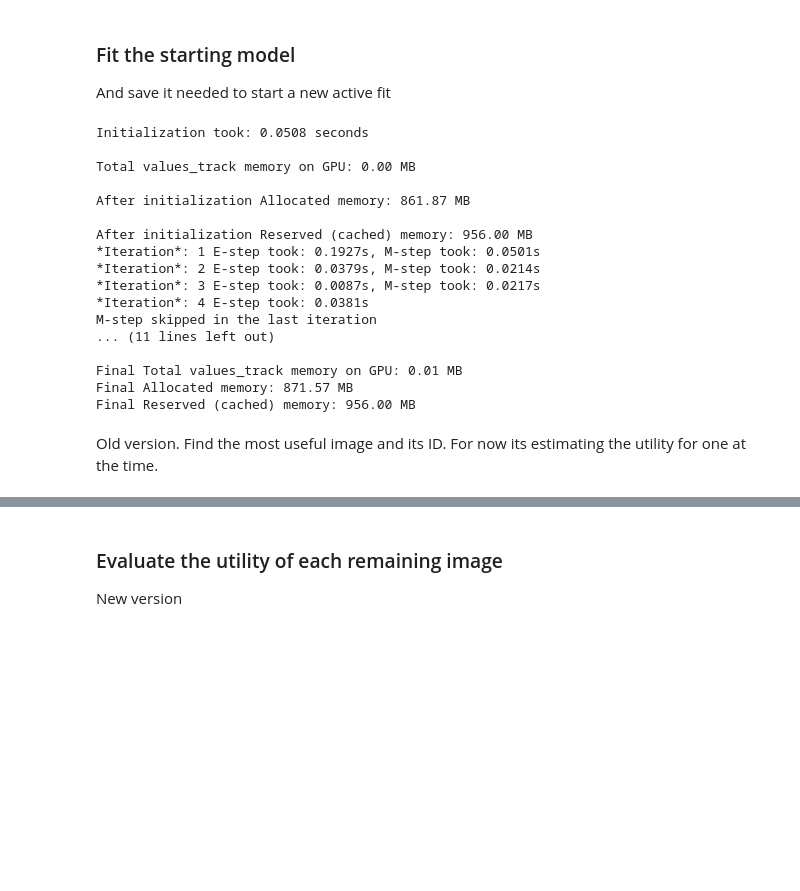
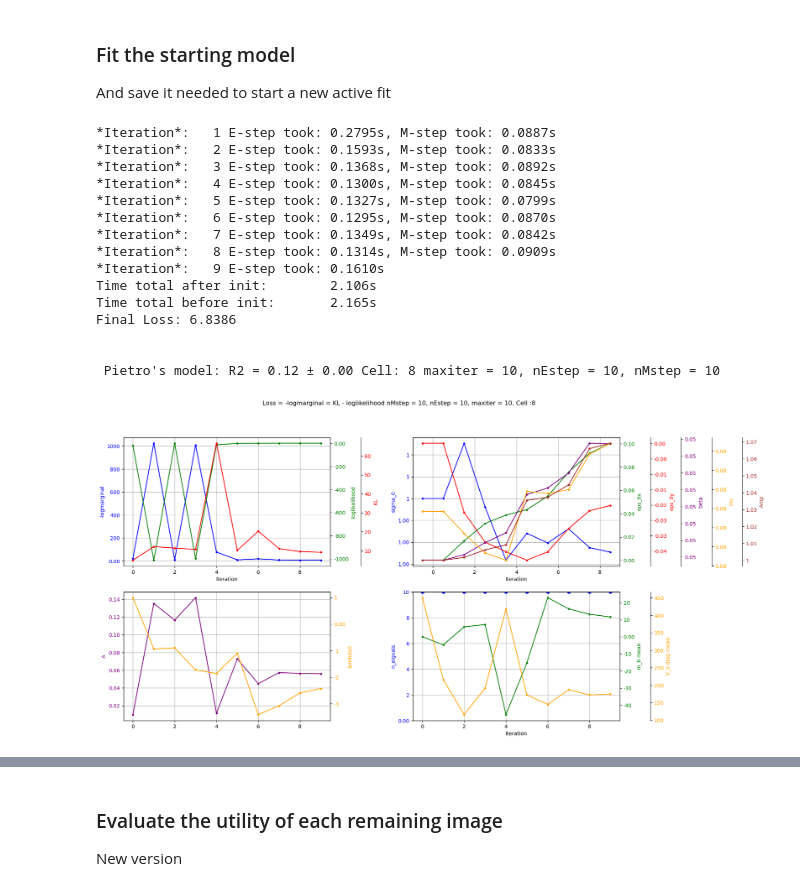
Before and after one commit to retinal-information-processing-lab/gaussian_processes, a Jupyter notebook: Spatial_GP_repo/one_cell_active_training.ipynb, the cells around one changed output, grey strips where cells are left out. Saved outputs shown, nothing was run; the diff lists cells and outputs as text; code cells hidden in the pictures; blank space fills up the shorter version.

```diff
--- a/Spatial_GP_repo/one_cell_active_training.ipynb
+++ b/Spatial_GP_repo/one_cell_active_training.ipynb
@@ -104,27 +104,23 @@ R = R[:,cellid] # shape (nt,) where nt is the number of trials
 all_idx  = torch.arange(0, X.shape[0])                     # Indices of the whole dataset
 torch.manual_seed(0)
 torch.cuda.manual_seed(0)
-rndm_idx = torch.randint(0, X.shape[0], (ntrain_start,))   # These will be the indices of the initial training
+all_idx_perm = torch.randperm(all_idx.shape[0])            # Random permutation of the indices
+rndm_idx = all_idx_perm[:ntrain_start]                     # These will be the indices of the initial training. This way ensures not repetitions.
+# rndm_idx = torch.randint(0, X.shape[0], (ntrain_start,))   # These will be the indices of the initial training
 
-# combined = torch.cat( (all_idx, rndm_idx) )              # Combine the indices, there are now some duplicates
-# unique, counts = combined.unique(return_counts=True)
 
-# remaining_idx = unique[counts==1]                        # Indices of the remaining data in the dataset (not yet used for training)
-# start_idx     = unique[counts>1]                         # Indices of the data used for the initial training
-# in_use_idx    = start_idx                                # Indices of the data used for training, including the initial training
-
-start_idx     = rndm_idx
+start_idx     = rndm_idx.sort()[0]
 in_use_idx    = start_idx
-remaining_idx = all_idx[~torch.isin( all_idx, in_use_idx )]
+xtilde_idx    = in_use_idx
+remaining_idx = all_idx[~torch.isin( all_idx, in_use_idx )].sort()[0]
 
 # Set the starting set
-xtilde_start  = X[start_idx,:]                           # In the simplest case the starting points are all inducing points
+xtilde_start  = X[xtilde_idx,:]                           # In the simplest case the starting points are all inducing points
+X_in_use      = X[in_use_idx,:]
 X_remaining   = X[remaining_idx,:]
-X_in_use      = X[in_use_idx,:]
 
 R_remaining   = R[remaining_idx]
 R_in_use      = R[in_use_idx]
-
 
 # Estimate memory usage
 # Calculate memory usage for each tensor
@@ -145,8 +141,9 @@ logbetaexpr = utils.fromlogbetasam_to_logbetaexpr( logbetasam=torch.tensor(5.5)
 logrhoexpr  = utils.fromlogrhosam_to_logrhoexpr( logrhosam=torch.tensor(5))
 # logbetaexpr = torch.tensor(4.65)
 # logrhoexpr = torch.tensor(4.3)
-logsigma_0 = torch.tensor(0)
-sigma_0    = torch.exp(logsigma_0)
+# logsigma_0 = torch.tensor(0)
+# sigma_0    = torch.exp(logsigma_0)
+sigma_0    = torch.tensor(1.0)
 Amp        = torch.tensor(1.0)
 eps_0x     = torch.tensor(0.0001)
 eps_0y     = torch.tensor(0.0001)
@@ -165,7 +162,7 @@ hyperparams_tuple = utils.generate_theta( x=X_in_use, r=R_in_use, n_px_side=n_px
 # If hyperparameters are set based on the STAs:
 # hyperparams_tuple = utils.generate_theta( x=X, r=r, n_px_side=n_px_side, display=True)
 
-A        = torch.tensor(0.007)
+A        = torch.tensor(0.01)
 logA     = torch.log(A)
 # lambda0  = torch.tensor(0.31)
 lambda0  = torch.tensor(1.)
@@ -182,7 +179,10 @@ fit_parameters = {'ntilde':      ntilde,
                   'nFparamstep': nFparamstep,
                   'kernfun':     kernfun,
                   'cellid':      cellid,
-                  'n_px_side':   n_px_side,}
+                  'n_px_side':   n_px_side,
+                  'in_use_idx':  in_use_idx,     # Used idx for generating xtilde, referred to the whole X dataset
+                  'xtilde_idx':  xtilde_idx,     # Used idx for generating the complete set, referred to the whole X dataset
+                  'start_idx':   start_idx }     # Indexes used to generate the initial training set, same as the starting xtilde
 
 init_model = {
         'fit_parameters':    fit_parameters,
@@ -205,35 +205,33 @@ updated -log2rho2 to 4.3069
 And save it needed to start a new active fit
 # %%
 fit_model, err_dict = utils.varGP(X_in_use, R_in_use, **init_model)
-# fit_model, err_dict = utils.varGP(X_in_use, R_in_use, **args)
 
 # Save the model. All of the matrices are projected in the eigenspace of big eigenvalues of K_tilde. Indicated by _b
-start_model = fit_model
+# start_model = fit_model
 
 if err_dict['is_error']:
     print('Error in the fit')
     raise err_dict['error']
 
 # Save the model
 # utils.save_model(start_model, f'models/starting_models_active_learning/cell:{cellid}_nstart:{ntrain_start}', additional_description='Starting model for active learning')
+
+spk_count_test, spk_count_pred, r2, sigma_r2 = utils.test(X_test, R_test, X_train=X, at_iteration=None, **fit_model )
+utils.plot_loss_and_theta_notebook(fit_model, figsize=(15,10), marker='.')#ylim_logmarg=(0, 5000))
 # %% [output]
-Initialization took: 0.0508 seconds
+*Iteration*:   1 E-step took: 0.2795s, M-step took: 0.0887s
+*Iteration*:   2 E-step took: 0.1593s, M-step took: 0.0833s
+*Iteration*:   3 E-step took: 0.1368s, M-step took: 0.0892s
+*Iteration*:   4 E-step took: 0.1300s, M-step took: 0.0845s
+*Iteration*:   5 E-step took: 0.1327s, M-step took: 0.0799s
+*Iteration*:   6 E-step took: 0.1295s, M-step took: 0.0870s
+*Iteration*:   7 E-step took: 0.1349s, M-step took: 0.0842s
+*Iteration*:   8 E-step took: 0.1314s, M-step took: 0.0909s
+*Iteration*:   9 E-step took: 0.1610s
+Time total after init:        2.106s
+Time total before init:       2.165s
+Final Loss: 6.8386
 
-Total values_track memory on GPU: 0.00 MB
 
-After initialization Allocated memory: 861.87 MB
-
-After initialization Reserved (cached) memory: 956.00 MB
-*Iteration*: 1 E-step took: 0.1927s, M-step took: 0.0501s
-*Iteration*: 2 E-step took: 0.0379s, M-step took: 0.0214s
-*Iteration*: 3 E-step took: 0.0087s, M-step took: 0.0217s
-*Iteration*: 4 E-step took: 0.0381s
-M-step skipped in the last iteration
-... (11 lines left out)
-
-Final Total values_track memory on GPU: 0.01 MB
-Final Allocated memory: 871.57 MB
-Final Reserved (cached) memory: 956.00 MB
+ Pietro's model: R2 = 0.12 ± 0.00 Cell: 8 maxiter = 10, nEstep = 10, nMstep = 10
+[figure, added]
-# %% [markdown]
-Old version.
-Find the most useful image and its ID. For now its estimating the utility for one at the time.
```
Also changed, not shown: parts of 15 cells of this notebook, 3 other files.
